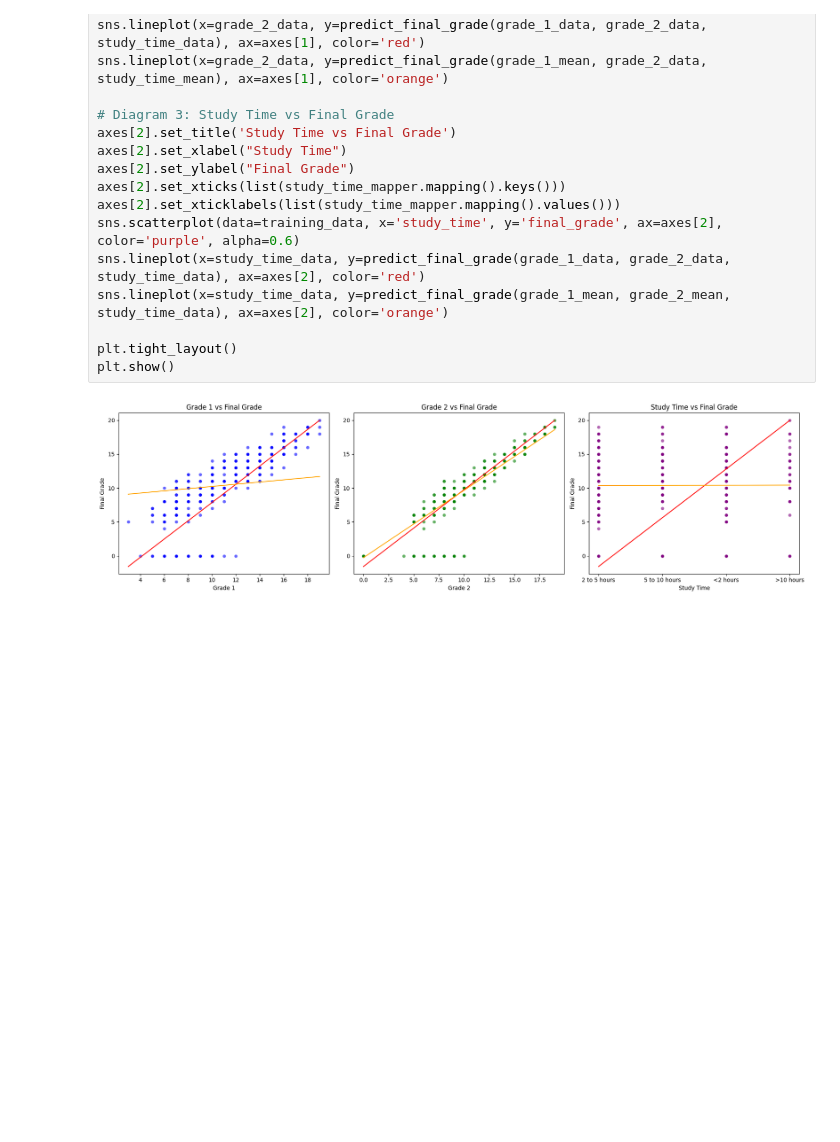
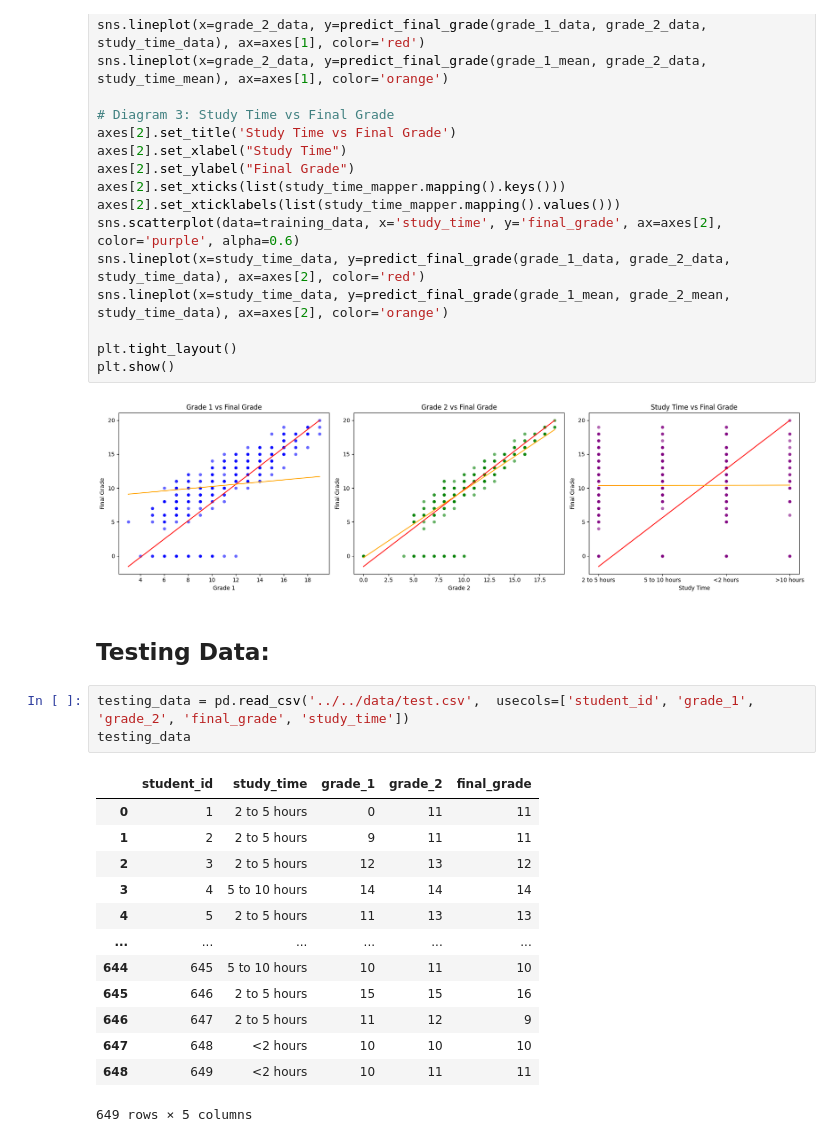
Before and after one commit to Kristiyan24/SoftUni-Students-Performance, a Jupyter notebook: report/hypotheses/hypothesis1.ipynb, the cells around one changed output. Cells and saved outputs as stored; diff of their text form; blank space fills up the shorter version.

```diff
--- a/report/hypotheses/hypothesis1.ipynb
+++ b/report/hypotheses/hypothesis1.ipynb
@@ -269,3 +269,22 @@ plt.tight_layout()
 plt.show()
 # %% [output]
 [figure]
+# %% [markdown]
+## Testing Data:
+# %%
+testing_data = pd.read_csv('../../data/test.csv',  usecols=['student_id', 'grade_1', 'grade_2', 'final_grade', 'study_time'])
+testing_data
+# %% [output]
+|  | student_id | study_time | grade_1 | grade_2 | final_grade |
+| 0 | 1 | 2 to 5 hours | 0 | 11 | 11 |
+| 1 | 2 | 2 to 5 hours | 9 | 11 | 11 |
+| 2 | 3 | 2 to 5 hours | 12 | 13 | 12 |
+| 3 | 4 | 5 to 10 hours | 14 | 14 | 14 |
+| 4 | 5 | 2 to 5 hours | 11 | 13 | 13 |
+| ... | ... | ... | ... | ... | ... |
+| 644 | 645 | 5 to 10 hours | 10 | 11 | 10 |
+| 645 | 646 | 2 to 5 hours | 15 | 15 | 16 |
+| 646 | 647 | 2 to 5 hours | 11 | 12 | 9 |
+| 647 | 648 | <2 hours | 10 | 10 | 10 |
+| 648 | 649 | <2 hours | 10 | 11 | 11 |
+649 rows × 5 columns
```
Also changed, not shown: parts of 6 cells of this notebook.
